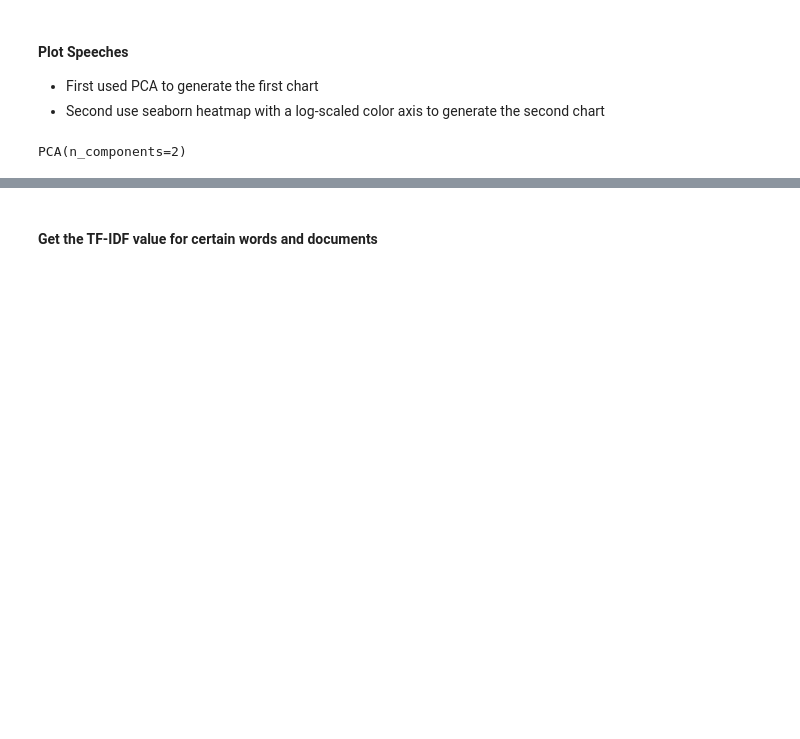
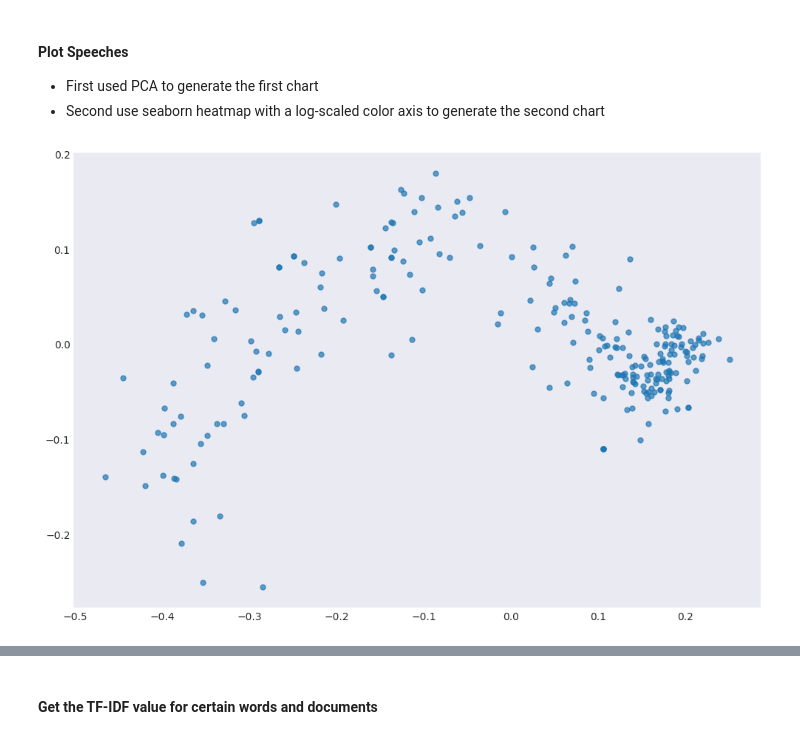
Before and after one commit to UCB-stat-159-f25/proj02-group08, a Jupyter notebook: notebooks/nlp-P02.ipynb, the cells around one changed output, grey strips where cells are left out. Cells and saved outputs as stored; diff of their text form; code cells hidden in the pictures; blank space fills up the shorter version.

Commit message:
'Plot Speeches' subsection - DONE.

```diff
--- a/notebooks/nlp-P02.ipynb
+++ b/notebooks/nlp-P02.ipynb
@@ -8,7 +8,7 @@ import pandas as pd
 import matplotlib.pyplot as plt
 import seaborn as sns
 
-# plt.style.use('seaborn-v0_8-dark')
+plt.style.use('seaborn-v0_8-dark')
 # %%
 # read in SOTU.csv using pandas, name the variable `sou` for simplicity
 # the below cell is what the output should look like
@@ -573,20 +573,28 @@ save_the_vectorized_data_to_csv(data_tfidf_matrix=step10_vectorized_raw_docs, da
 
 - First used PCA to generate the first chart
 - Second use seaborn heatmap with a log-scaled color axis to generate the second chart
-# %%
-# https://scikit-learn.org/0.17/modules/generated/sklearn.decomposition.PCA.html
-
-# Step 1: Set PCA to find first 2 principal components
-# step11_pca_vectorized_raw_data = PCA(n_components=2)
-step11_pca = PCA(n_components=2)
-step11_pca.fit(step10_vectorized_raw_docs)
-
-# Step 2: Create a new dataframe where each row is a speech, and each column is a projection onto
-# one of the two principal components
-
-# Plot Data Visualization (Matplotlib)
-# %% [output]
-PCA(n_components=2)
 # %%
 # Hint - vectorized_docs is a sparse matrix whose rows are speeches and columns are tokens, with each
 # value being a TF-IDF score. Densify this array first, and then plot using seaborn.
+# %%
+# https://scikit-learn.org/0.17/modules/generated/sklearn.decomposition.PCA.html
+
+# Step 1: Set PCA to find first 2 principal components
+step11_pca = PCA(n_components=2)
+
+# Step 2: Create a new dataframe where each row is a speech, and each column is a projection onto
+# one of the two principal components
+step11_pca_result = step11_pca.fit_transform(step10_vectorized_raw_docs)
+step11_pca_result;
+
+step11_pca_result_df = pd.DataFrame(
+    data=step11_pca_result,
+    columns=['PC1', 'PC2']
+)
+step11_pca_result_df
+
+# Plot Data Visualization (Matplotlib)
+plt.figure(figsize=(12, 8))
+plt.scatter(step11_pca_result_df['PC1'], step11_pca_result_df['PC2'], alpha=0.7, s=25);
+# %% [output]
+[figure, added]
```
Also changed, not shown: parts of 1 cell of this notebook.
